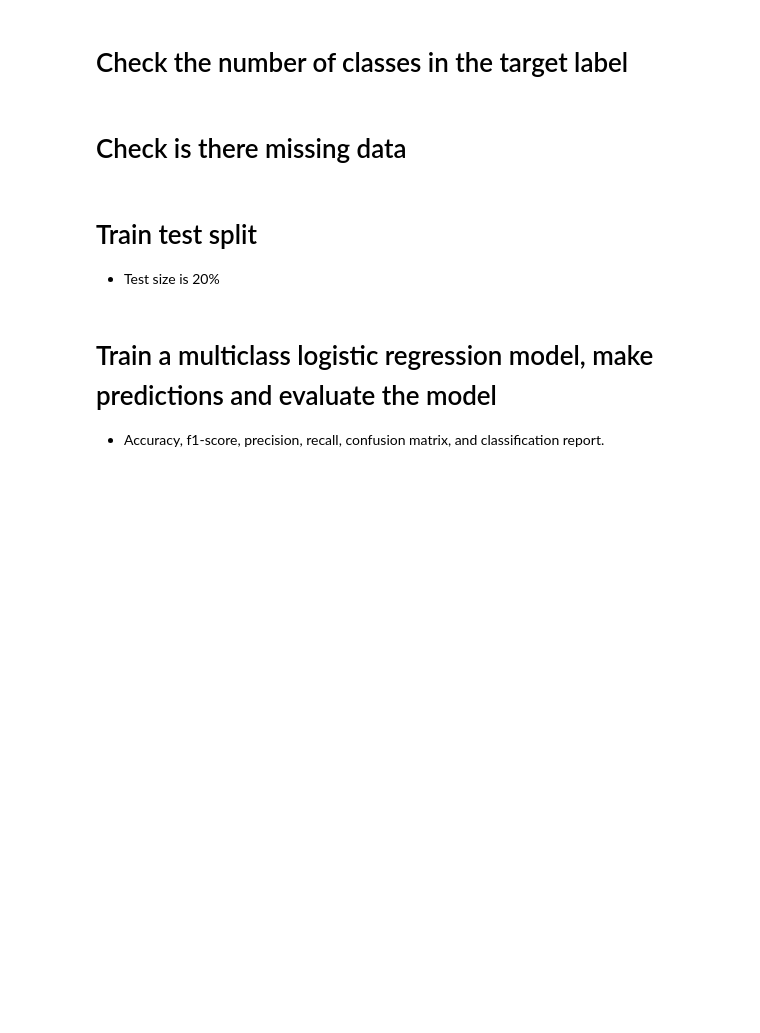
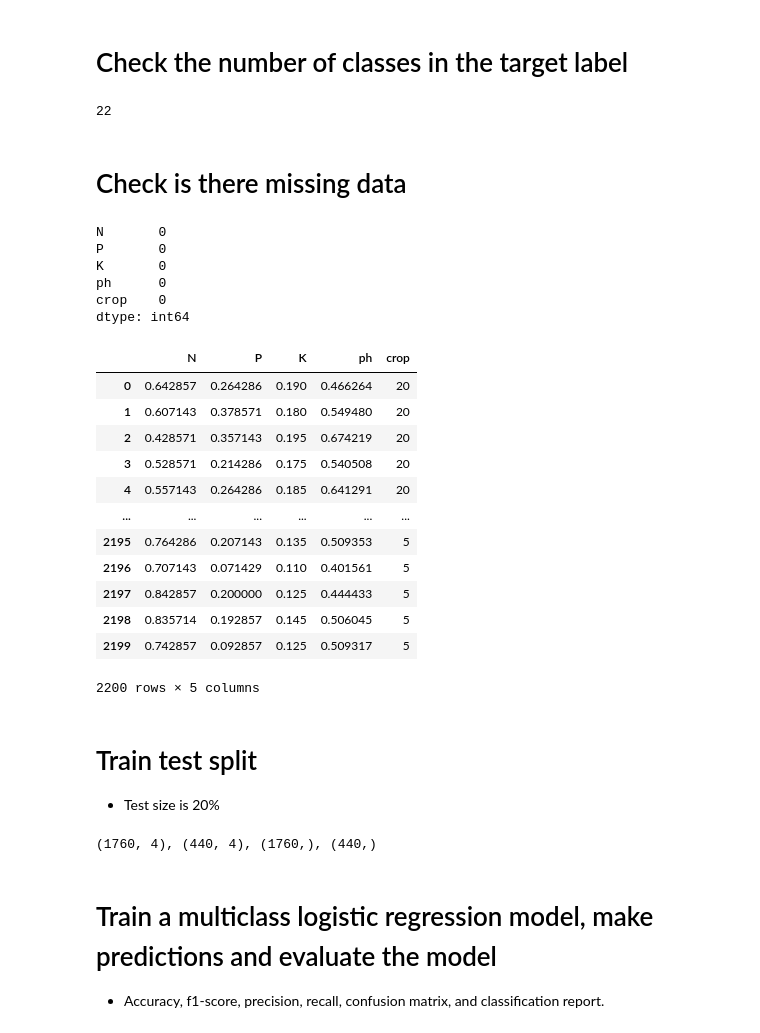
Before and after one commit to Tuwaiq-Data-Science-Bootcamp-V5/KNN-Lab1, a Jupyter notebook: Assignment.ipynb, the cells around one changed output. Cells and saved outputs as stored; diff of their text form; code cells hidden in the pictures; blank space fills up the shorter version.

```diff
--- a/Assignment.ipynb
+++ b/Assignment.ipynb
@@ -22,3 +39,11 @@ In this project, you will apply machine learning to build a multi-class classifi
 # Load the Dataset and make EDA
 
 - Print the head, tail, describe, info, shape.
+# %%
+df = pd.read_csv("soil_measures.csv")
+
+print(df.head())
+print(df.info())
+print(df.shape)
+print(df.describe().T)
+print(df.crop.unique())
@@ -25,11 +68,61 @@ In this project, you will apply machine learning to build a multi-class classifi
 # %% [markdown]
 # Check the number of classes in the target label
+# %%
+print(df.crop.nunique())
+# %% [output]
+22
 # %% [markdown]
 # Check is there missing data
+# %%
+df.isna().sum()
+# %% [output]
+N       0
+P       0
+K       0
+ph      0
+crop    0
+dtype: int64
+# %%
+# Preprocessing
+
+le = preprocessing.LabelEncoder()
+df['crop'] = le.fit_transform(df['crop'])
+df['crop'] = df['crop'].astype('category')
+scaler = MinMaxScaler()
+df.iloc[:, :-1] = scaler.fit_transform(df.iloc[:, :-1])
+
+df
+# %% [output]
+|  | N | P | K | ph | crop |
+| 0 | 0.642857 | 0.264286 | 0.190 | 0.466264 | 20 |
+| 1 | 0.607143 | 0.378571 | 0.180 | 0.549480 | 20 |
+| 2 | 0.428571 | 0.357143 | 0.195 | 0.674219 | 20 |
+| 3 | 0.528571 | 0.214286 | 0.175 | 0.540508 | 20 |
+| 4 | 0.557143 | 0.264286 | 0.185 | 0.641291 | 20 |
+| ... | ... | ... | ... | ... | ... |
+| 2195 | 0.764286 | 0.207143 | 0.135 | 0.509353 | 5 |
+| 2196 | 0.707143 | 0.071429 | 0.110 | 0.401561 | 5 |
+| 2197 | 0.842857 | 0.200000 | 0.125 | 0.444433 | 5 |
+| 2198 | 0.835714 | 0.192857 | 0.145 | 0.506045 | 5 |
+| 2199 | 0.742857 | 0.092857 | 0.125 | 0.509317 | 5 |
+2200 rows × 5 columns
 # %% [markdown]
 # Train test split
 
 - Test size is 20%
+# %%
+from sklearn.model_selection import train_test_split
+
+
+
+X = df.iloc[:, :-1]
+y = df['crop']
+
+X_train, X_test, y_train, y_test = train_test_split(X, y, test_size=0.2, random_state=42)
+
+print(f'{X_train.shape}, {X_test.shape}, {y_train.shape}, {y_test.shape}')
+# %% [output]
+(1760, 4), (440, 4), (1760,), (440,)
 # %% [markdown]
 # Train a multiclass logistic regression model, make predictions and evaluate the model
 
```
Also changed, not shown: parts of 10 cells of this notebook.
